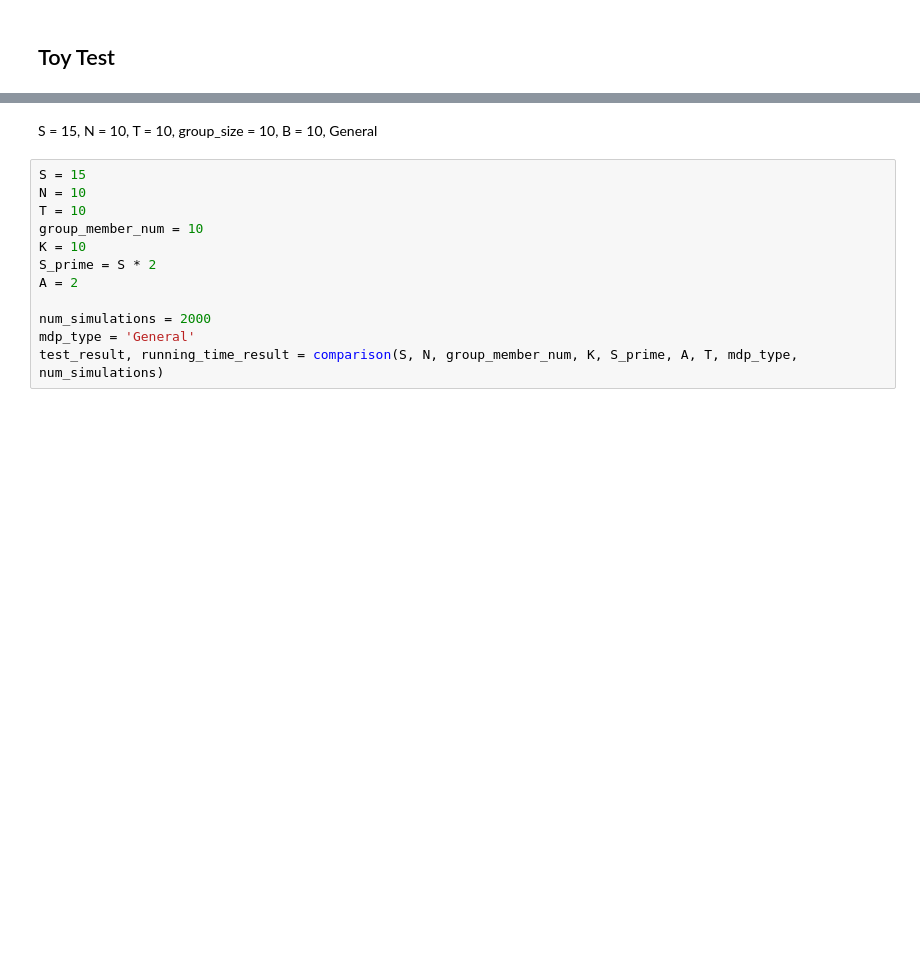
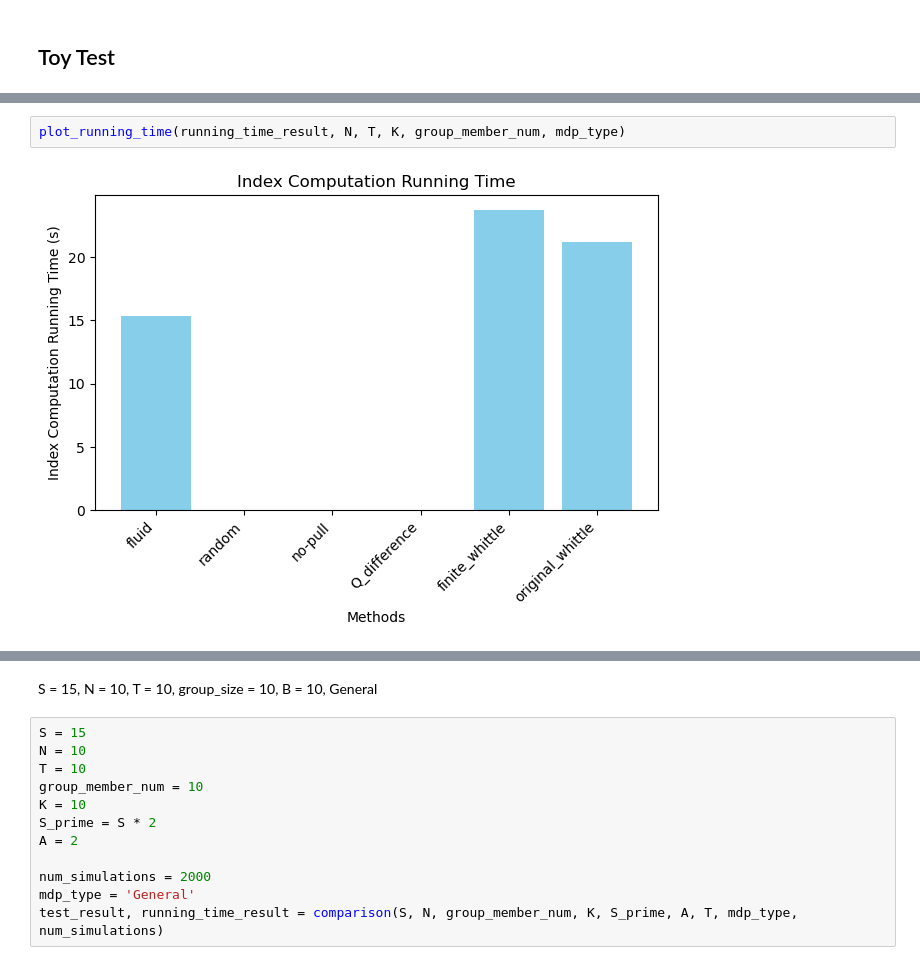
Before and after one commit to Haichuan23/Single_Use_RMAB, a Jupyter notebook: New_Experiment/run_experiment.ipynb, the cells around one changed output, grey strips where cells are left out. Drawn from its saved outputs; the diff is of its cells as text; blank space fills up the shorter version.

```diff
--- a/New_Experiment/run_experiment.ipynb
+++ b/New_Experiment/run_experiment.ipynb
@@ -141,0 +146,4 @@ Average total achieved value over 100 simulations (General Infinite Whittle inde
+# %%
+plot_running_time(running_time_result, N, T, K, group_member_num, mdp_type)
+# %% [output]
+[figure, added]
```
Also changed, not shown: parts of 7 cells of this notebook.
